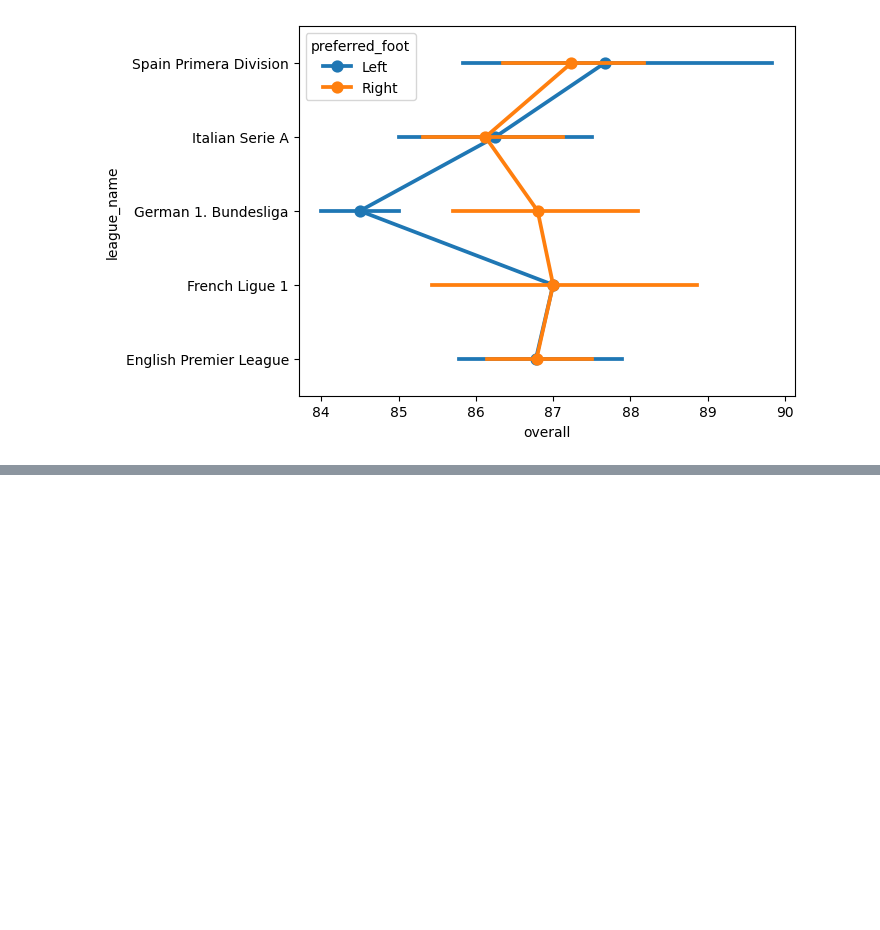
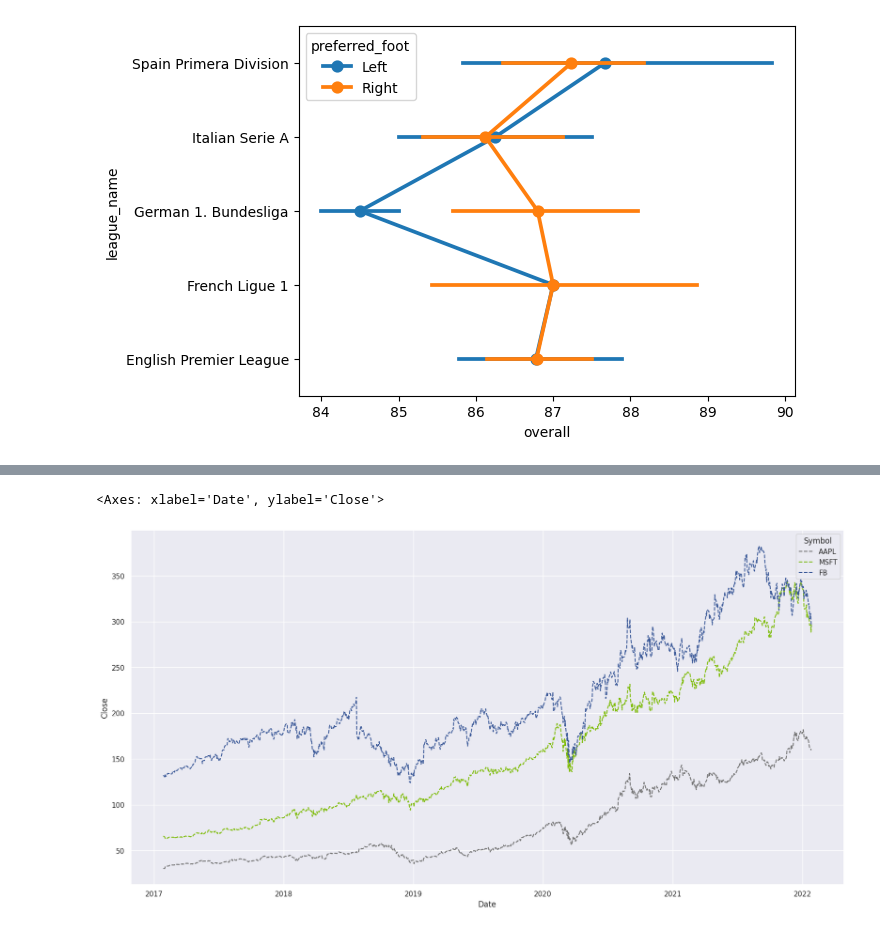
Before and after one commit to KeerthanaSistla/Python-for-Data-Analysis-Visualization, a Jupyter notebook: Seaborn.ipynb, the cells around one changed output, grey strips where cells are left out. Cells and saved outputs as stored; diff of their text form; code cells hidden in the pictures; blank space fills up the shorter version.

```diff
--- a/Seaborn.ipynb
+++ b/Seaborn.ipynb
@@ -197,0 +242,7 @@ sns.pointplot(x=players['overall'], hue=players['preferred_foot'], y = players['
+# %%
+plt.figure(figsize=(20,10))
+
+sns.lineplot(x='Date', y='Close', data=stocks, hue='Symbol', linestyle='--', palette=['#707070','#7cbb00', '#3b5998'])
+# %% [output]
+<Axes: xlabel='Date', ylabel='Close'>
+[figure, added]
```
Also changed, not shown: parts of 11 cells of this notebook.
